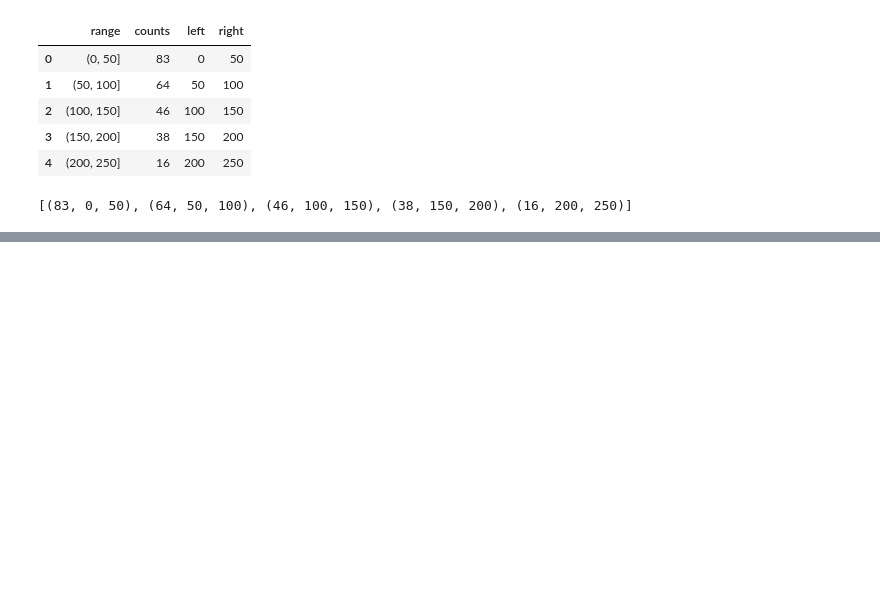
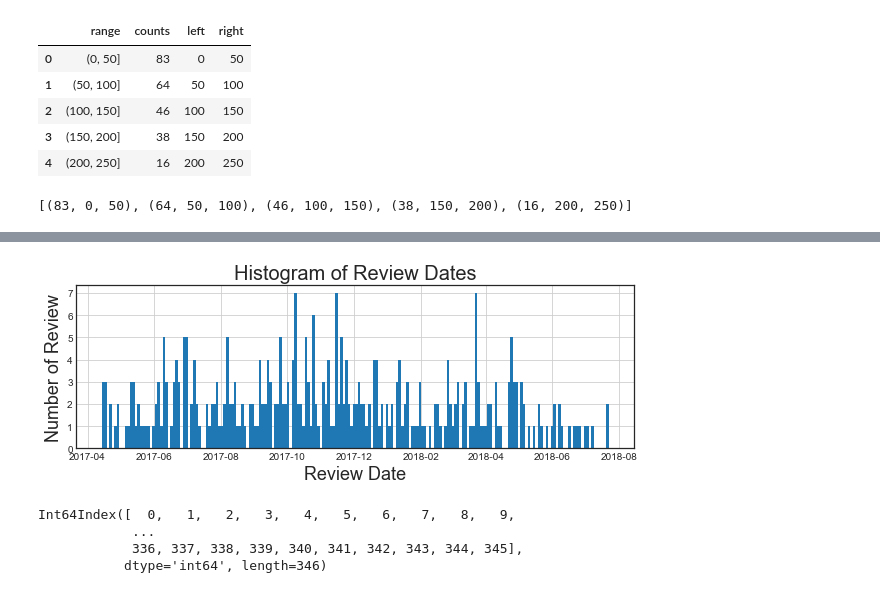
Before and after one commit to guoqi228/amazon_scraping_prototype, a Jupyter notebook: web_scraping_try2.ipynb, the cells around one changed output, grey strips where cells are left out. Saved outputs shown, nothing was run; the diff lists cells and outputs as text; code cells hidden in the pictures; blank space fills up the shorter version.

```diff
--- a/web_scraping_try2.ipynb
+++ b/web_scraping_try2.ipynb
@@ -266,0 +319,17 @@ HTML(html_pygal.format(pygal_render=review_length_hist.render()))
+# %%
+plt.style.use('seaborn-white')
+plt.figure(figsize=(10, 3))
+axes = reviews_df['review_posted_date'].hist(bins=200)
+plt.title('Histogram of Review Dates', fontsize=20)
+plt.xlabel('Review Date', fontsize=18)
+plt.ylabel('Number of Review', fontsize=18)
+plt.show()
+# %% [output]
+[figure, added]
+# %%
+print(reviews_df.index)
+# %% [output]
+Int64Index([  0,   1,   2,   3,   4,   5,   6,   7,   8,   9,
+            ...
+            336, 337, 338, 339, 340, 341, 342, 343, 344, 345],
+           dtype='int64', length=346)
```
Also changed, not shown: parts of 16 cells of this notebook.
